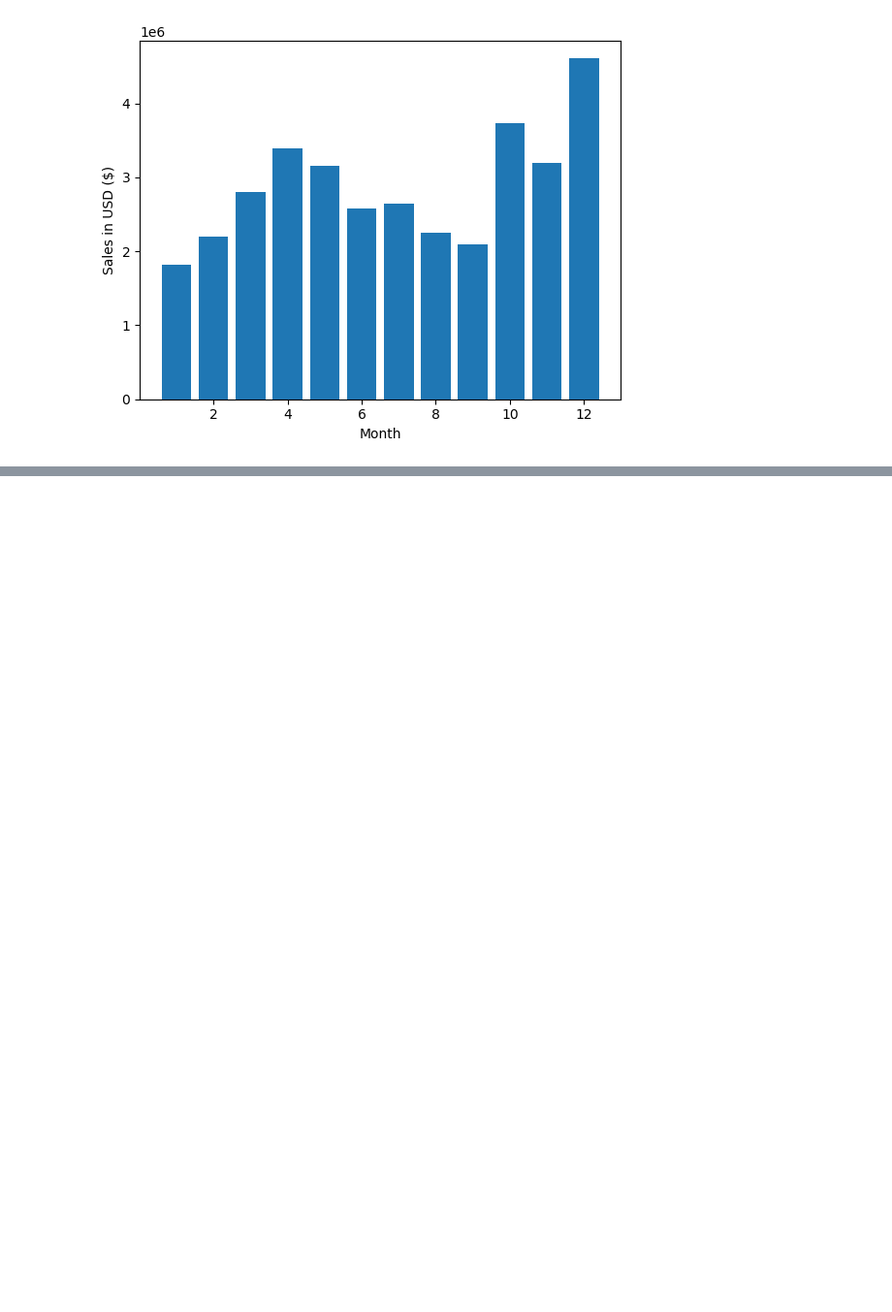
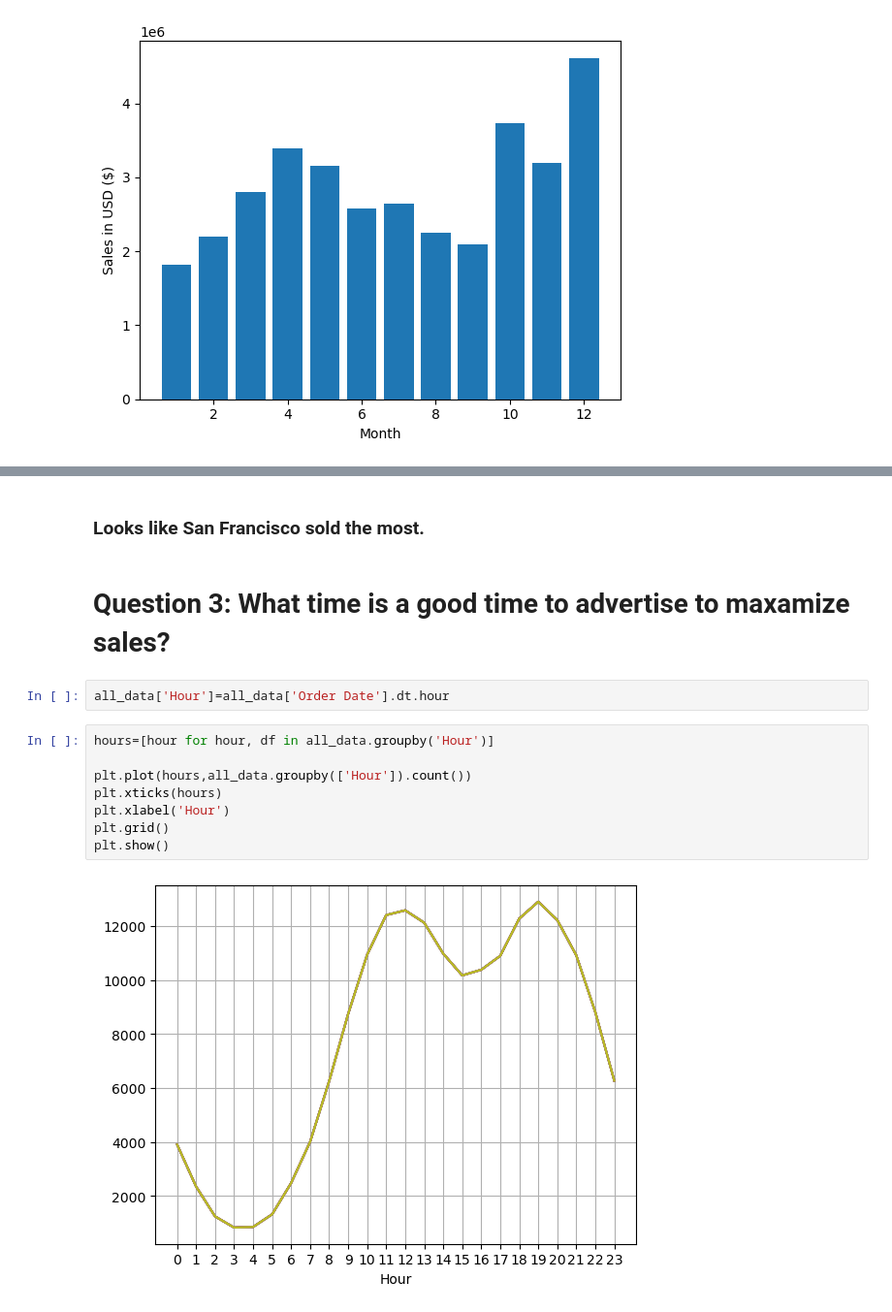
Before and after one commit to sudeep360/SalesAnalysisII, a Jupyter notebook: SalesAnalysis/Sales_Analysis.ipynb, the cells around one changed output, grey strips where cells are left out. Shown at 97% size. Saved outputs shown, nothing was run; the diff lists cells and outputs as text; blank space fills up the shorter version.

```diff
--- a/SalesAnalysis/Sales_Analysis.ipynb
+++ b/SalesAnalysis/Sales_Analysis.ipynb
@@ -254,0 +302,16 @@ plt.show()
+# %% [markdown]
+### Looks like San Francisco sold the most.
+# %% [markdown]
+# Question 3: What time is a good time to advertise to maxamize sales?
+# %%
+all_data['Hour']=all_data['Order Date'].dt.hour
+# %%
+hours=[hour for hour, df in all_data.groupby('Hour')]
+
+plt.plot(hours,all_data.groupby(['Hour']).count())
+plt.xticks(hours)
+plt.xlabel('Hour')
+plt.grid()
+plt.show()
+# %% [output]
+[figure, added]
```
Also changed, not shown: parts of 37 cells of this notebook.
